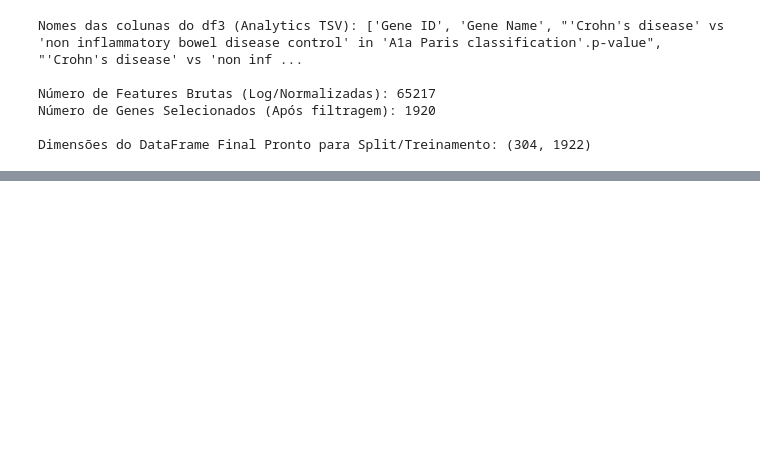
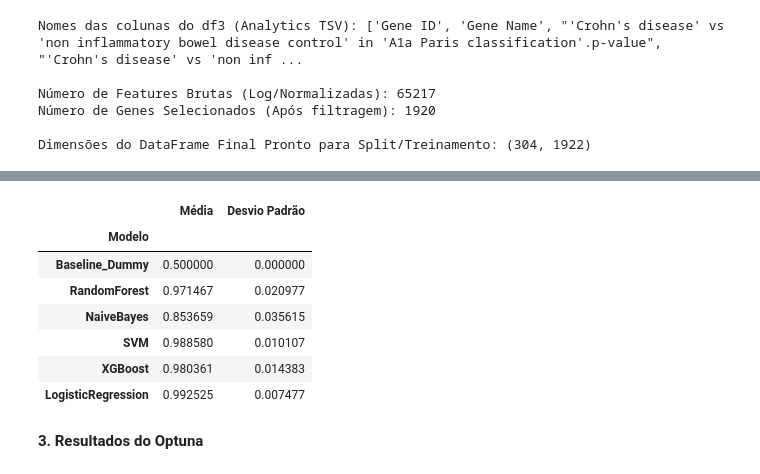
Before and after one commit to jonatas727/Trabalho-Final-Machine-Learning, a Jupyter notebook: Arquivos_projeto/DataCrohn.ipynb, the cells around one changed output, grey strips where cells are left out. Cells and saved outputs as stored; diff of their text form; code cells hidden in the pictures; blank space fills up the shorter version.

```diff
--- a/Arquivos_projeto/DataCrohn.ipynb
+++ b/Arquivos_projeto/DataCrohn.ipynb
@@ -463,0 +1006,13 @@ df_tratado
+# %%
+results_cv # RESULTADOS DA NESTED VALIDAÇÃO CRUZADA ANINHADA
+# %% [output]
+|  | Média | Desvio Padrão |
+| Modelo |  |  |
+| Baseline_Dummy | 0.500000 | 0.000000 |
+| RandomForest | 0.971467 | 0.020977 |
+| NaiveBayes | 0.853659 | 0.035615 |
+| SVM | 0.988580 | 0.010107 |
+| XGBoost | 0.980361 | 0.014383 |
+| LogisticRegression | 0.992525 | 0.007477 |
+# %% [markdown]
+__3. Resultados do Optuna__
```
Also changed, not shown: parts of 92 cells of this notebook.
